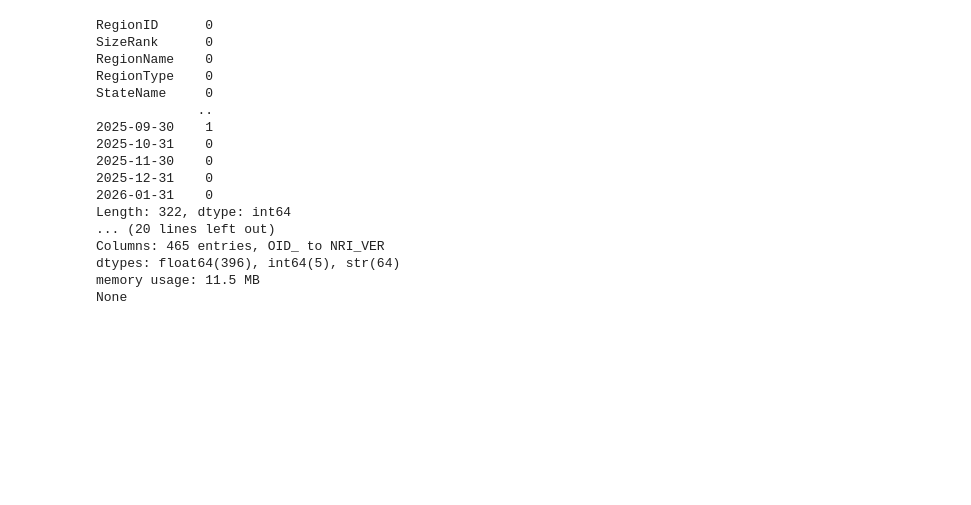
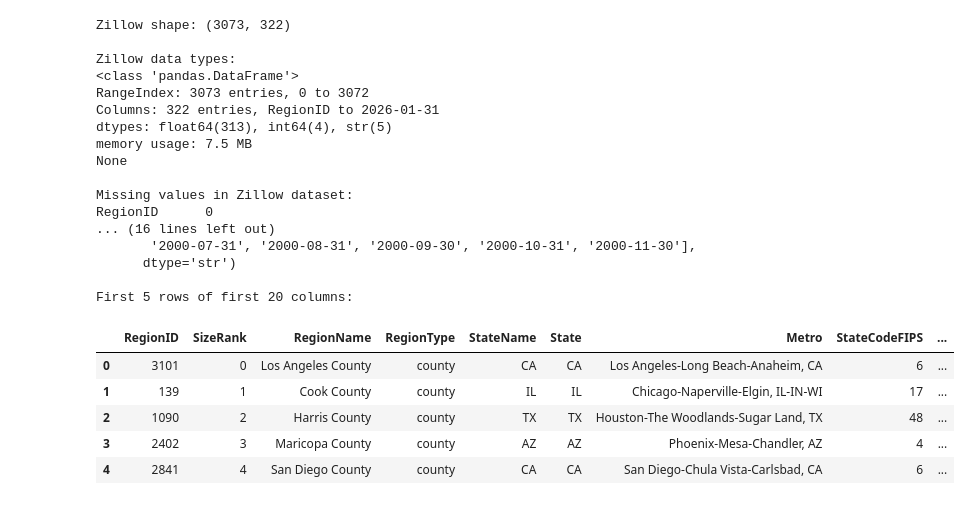
Before and after one commit to NimrahAltafAdam/climate-risk-housing-valuation, a Jupyter notebook: notebooks/01_data_collection_cleaning_and_merging.ipynb, the cells around one changed output. Drawn from its saved outputs; the diff is of its cells as text; code cells hidden in the pictures; blank space fills up the shorter version.

```diff
--- a/notebooks/01_data_collection_cleaning_and_merging.ipynb
+++ b/notebooks/01_data_collection_cleaning_and_merging.ipynb
@@ -34,26 +42,39 @@ Zillow Data - First Rows:
 # %%
-# Check for missing values in both datasets
+# Inspect Zillow dataset structure
+print("Zillow shape:", zhvi_data.shape)
+
+print("\nZillow data types:")
+print(zhvi_data.info())
+
+print("\nMissing values in Zillow dataset:")
 print(zhvi_data.isnull().sum())
-print(nri_data.isnull().sum())
 
-# Inspect data types
-print(zhvi_data.info())
-print(nri_data.info())
+print("\nFirst 20 Zillow columns:")
+print(zhvi_data.columns[:20])
+
+print("\nFirst 5 rows of first 20 columns:")
+display(zhvi_data.iloc[:5, :20])
 # %% [output]
+Zillow shape: (3073, 322)
+
+Zillow data types:
+<class 'pandas.DataFrame'>
+RangeIndex: 3073 entries, 0 to 3072
+Columns: 322 entries, RegionID to 2026-01-31
+dtypes: float64(313), int64(4), str(5)
+memory usage: 7.5 MB
+None
+
+Missing values in Zillow dataset:
 RegionID      0
-SizeRank      0
-RegionName    0
-RegionType    0
-StateName     0
-             ..
-2025-09-30    1
-2025-10-31    0
-2025-11-30    0
-2025-12-31    0
-2026-01-31    0
-Length: 322, dtype: int64
-... (20 lines left out)
-Columns: 465 entries, OID_ to NRI_VER
-dtypes: float64(396), int64(5), str(64)
-memory usage: 11.5 MB
-None
+... (16 lines left out)
+       '2000-07-31', '2000-08-31', '2000-09-30', '2000-10-31', '2000-11-30'],
+      dtype='str')
+
+First 5 rows of first 20 columns:
+|  | RegionID | SizeRank | RegionName | RegionType | StateName | State | Metro | StateCodeFIPS | ... |
+| 0 | 3101 | 0 | Los Angeles County | county | CA | CA | Los Angeles-Long Beach-Anaheim, CA | 6 | ... |
+| 1 | 139 | 1 | Cook County | county | IL | IL | Chicago-Naperville-Elgin, IL-IN-WI | 17 | ... |
+| 2 | 1090 | 2 | Harris County | county | TX | TX | Houston-The Woodlands-Sugar Land, TX | 48 | ... |
+| 3 | 2402 | 3 | Maricopa County | county | AZ | AZ | Phoenix-Mesa-Chandler, AZ | 4 | ... |
+| 4 | 2841 | 4 | San Diego County | county | CA | CA | San Diego-Chula Vista-Carlsbad, CA | 6 | ... |
```
Also changed, not shown: parts of 17 cells of this notebook.
